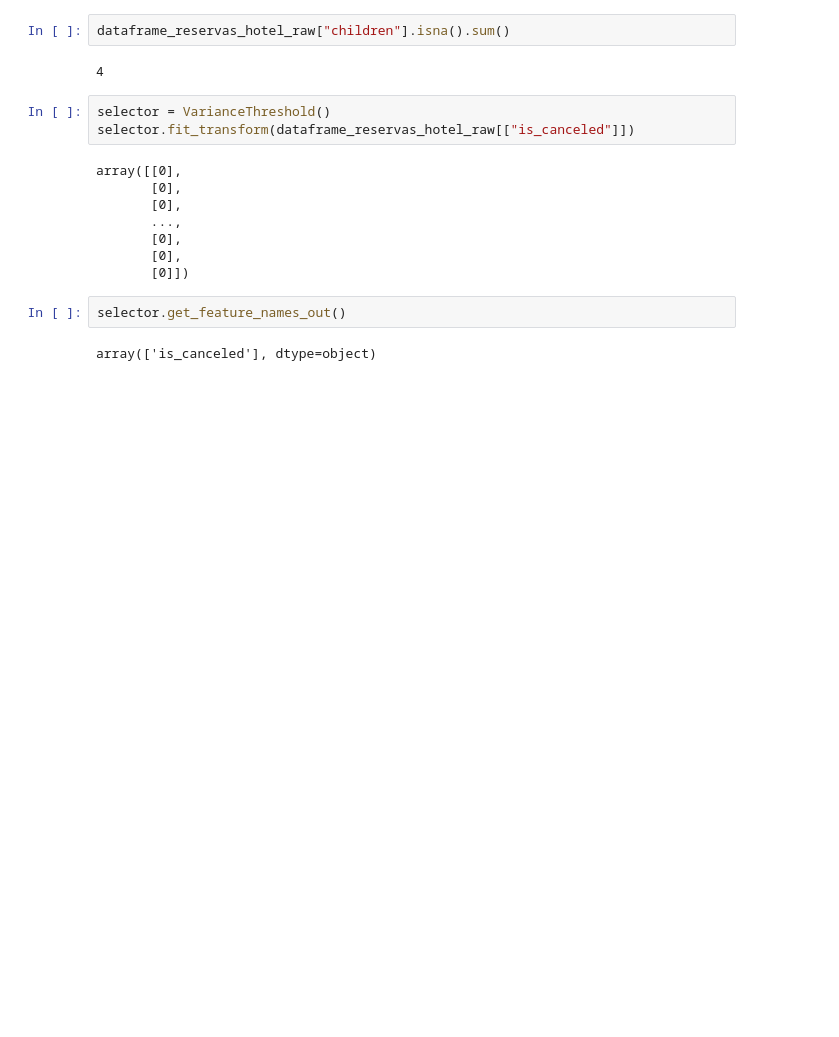
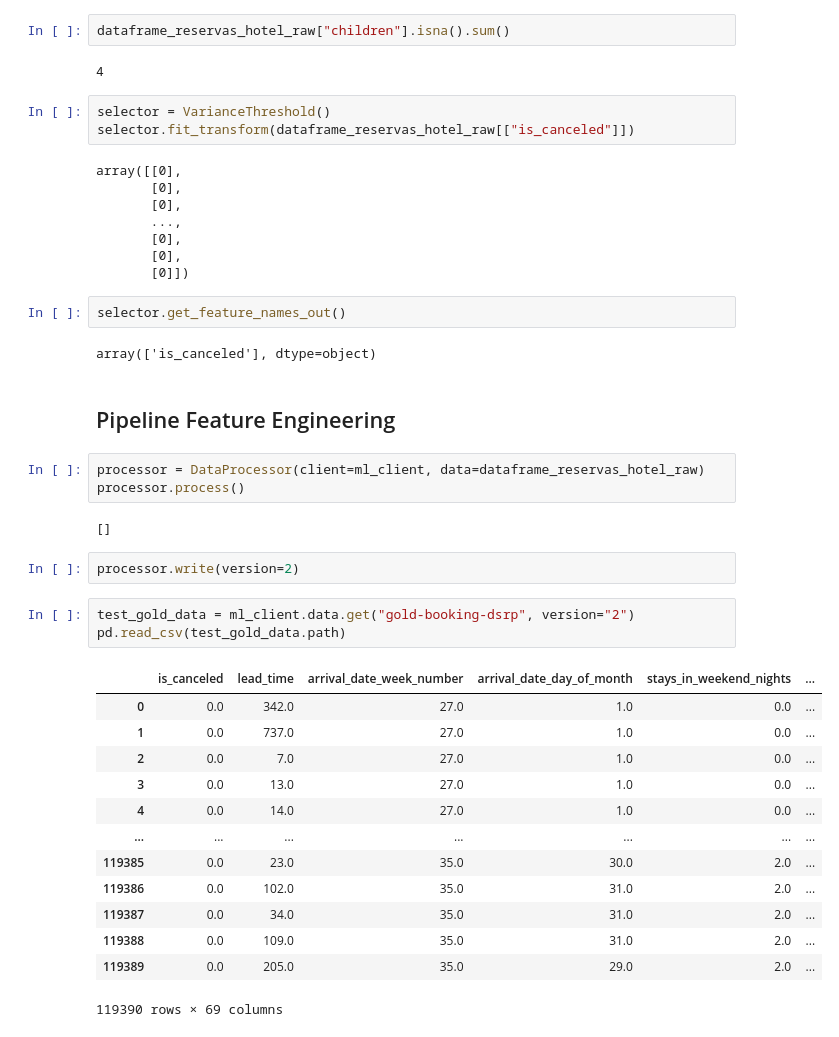
Before and after one commit to abdala9512/dsrp-azure-data-scientist-course, a Jupyter notebook: notebooks/preparacion_datos3.ipynb, the cells around one changed output. Drawn from its saved outputs; the diff is of its cells as text; blank space fills up the shorter version.

```diff
--- a/notebooks/preparacion_datos3.ipynb
+++ b/notebooks/preparacion_datos3.ipynb
@@ -313,3 +294,29 @@ array([[0],
 selector.get_feature_names_out()
 # %% [output]
 array(['is_canceled'], dtype=object)
+# %% [markdown]
+## Pipeline Feature Engineering
+# %%
+processor = DataProcessor(client=ml_client, data=dataframe_reservas_hotel_raw)
+processor.process()
+# %% [output]
+[]
+# %%
+processor.write(version=2)
+# %%
+test_gold_data = ml_client.data.get("gold-booking-dsrp", version="2")
+pd.read_csv(test_gold_data.path)
+# %% [output]
+|  | is_canceled | lead_time | arrival_date_week_number | arrival_date_day_of_month | stays_in_weekend_nights | ... |
+| 0 | 0.0 | 342.0 | 27.0 | 1.0 | 0.0 | ... |
+| 1 | 0.0 | 737.0 | 27.0 | 1.0 | 0.0 | ... |
+| 2 | 0.0 | 7.0 | 27.0 | 1.0 | 0.0 | ... |
+| 3 | 0.0 | 13.0 | 27.0 | 1.0 | 0.0 | ... |
+| 4 | 0.0 | 14.0 | 27.0 | 1.0 | 0.0 | ... |
+| ... | ... | ... | ... | ... | ... | ... |
+| 119385 | 0.0 | 23.0 | 35.0 | 30.0 | 2.0 | ... |
+| 119386 | 0.0 | 102.0 | 35.0 | 31.0 | 2.0 | ... |
+| 119387 | 0.0 | 34.0 | 35.0 | 31.0 | 2.0 | ... |
+| 119388 | 0.0 | 109.0 | 35.0 | 31.0 | 2.0 | ... |
+| 119389 | 0.0 | 205.0 | 35.0 | 29.0 | 2.0 | ... |
+119390 rows × 69 columns
```
Also changed, not shown: parts of 5 cells of this notebook, 12 other files.
